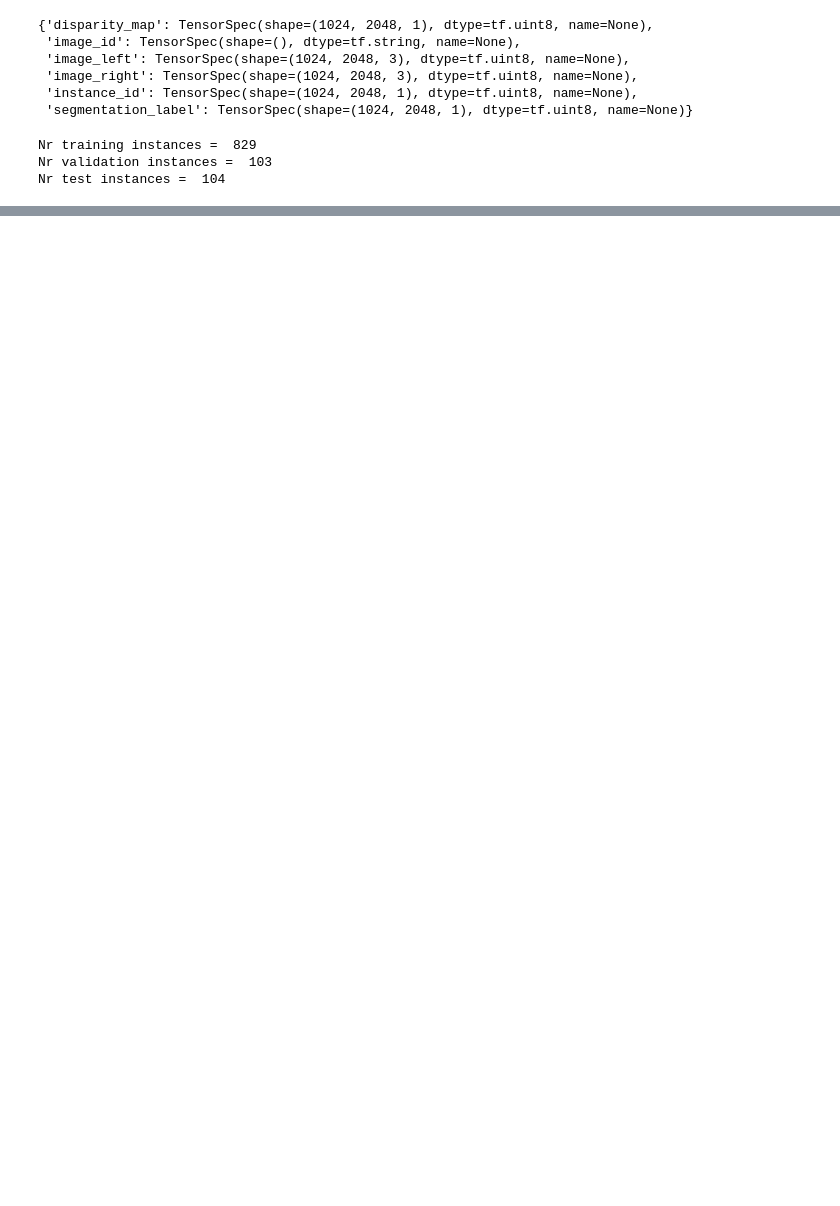
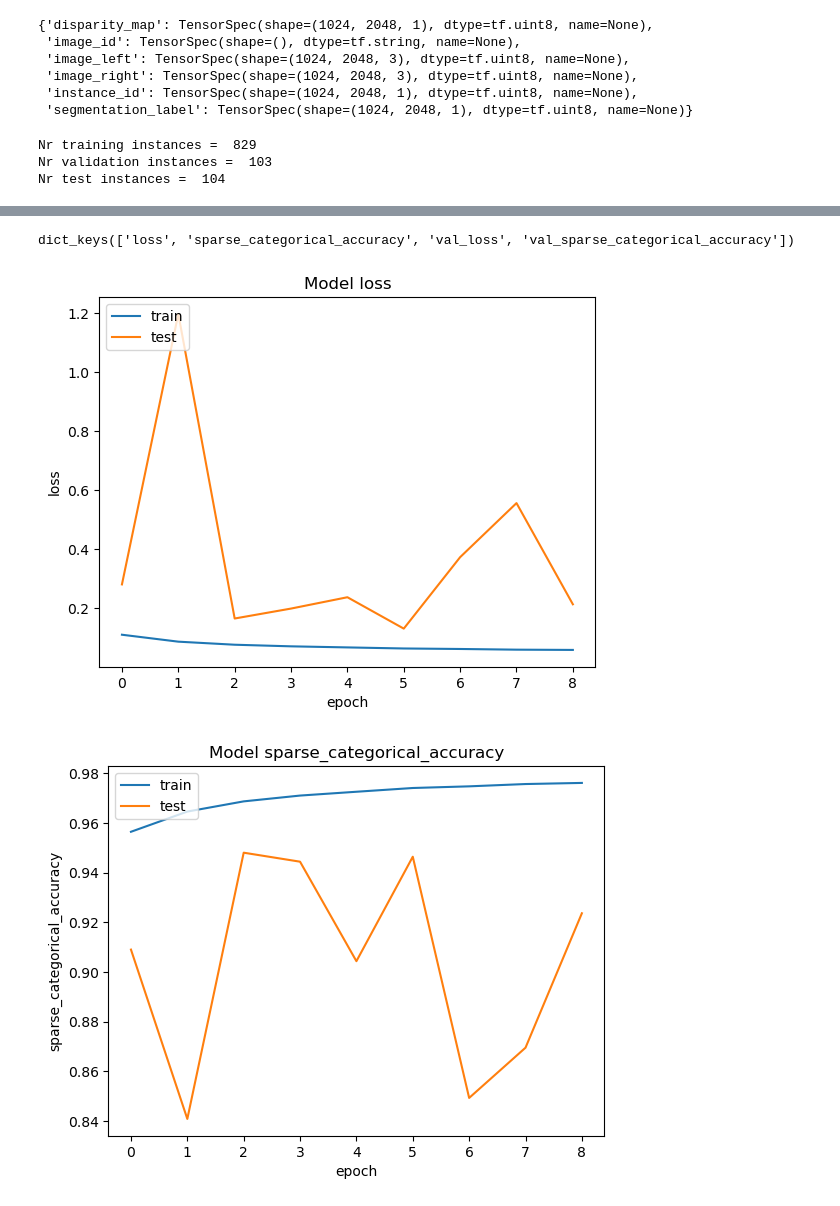
Before and after one commit to keresztesbeata/Unexpected-Obstacle-Detection, a Jupyter notebook: MergeNet.ipynb, the cells around one changed output, grey strips where cells are left out. Drawn from its saved outputs; the diff is of its cells as text; code cells hidden in the pictures; blank space fills up the shorter version.

```diff
--- a/MergeNet.ipynb
+++ b/MergeNet.ipynb
@@ -200,2 +284,23 @@ Non-trainable params: 1,048
 __________________________________________________________________________________________________
 None
+# %%
+stripe_net_model.compile(optimizer=keras.optimizers.Adam(learning_rate=0.01),
+                         loss=keras.losses.SparseCategoricalCrossentropy(from_logits=False),
+                         metrics=[keras.metrics.SparseCategoricalAccuracy()])
+# %%
+EPOCHS = 20
+BATCH_SIZE_STRIPE=32
+train_stripes_batch = preprocess_input(train_stripes, BATCH_SIZE_STRIPE, buffer_size=TRAIN_SIZE*K, repeat_count=EPOCHS)
+valid_stripes_batch = preprocess_input(valid_stripes, BATCH_SIZE_STRIPE, buffer_size=VALID_SIZE*K, repeat_count=EPOCHS)
+# %%
+filepath = "models/stripe_net.h5"
+earlystopper = keras.callbacks.EarlyStopping(patience=3, verbose=1)
+checkpoint = keras.callbacks.ModelCheckpoint(filepath, monitor='val_loss', verbose=1,
+                                             save_best_only=True, mode='min')
+stripe_net_history = stripe_net_model.fit(train_stripes_batch,
+                                          batch_size=BATCH_SIZE_STRIPE,
+                                          shuffle=True,
+                                          epochs=EPOCHS,
+                                          steps_per_epoch=TRAIN_SIZE*K//BATCH_SIZE_STRIPE,
+                                          callbacks=[earlystopper, checkpoint],
+                                          validation_data=valid_stripes_batch)
@@ -201,0 +325,19 @@ None
+# %%
+def plot_history(history, metric):
+    plt.plot(history[metric])
+    plt.plot(history['val_'+metric])
+    plt.title('Model '+metric)
+    plt.ylabel(metric)
+    plt.xlabel('epoch')
+    plt.legend(['train', 'test'], loc='upper left')
+    plt.show()
+# %%
+print(stripe_net_history.history.keys())
+# %% [output]
+dict_keys(['loss', 'sparse_categorical_accuracy', 'val_loss', 'val_sparse_categorical_accuracy'])
+# %%
+plot_history(stripe_net_history.history, 'loss')
+plot_history(stripe_net_history.history, 'sparse_categorical_accuracy')
+# %% [output]
+[figure, added]
+[figure, added]
```
Also changed, not shown: parts of 27 cells of this notebook.
